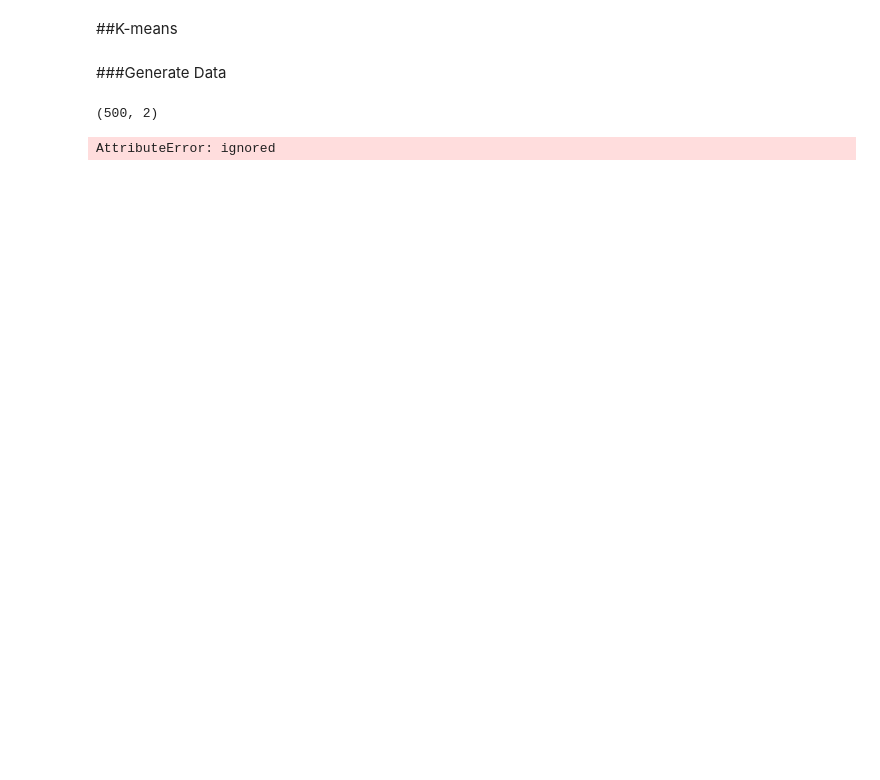
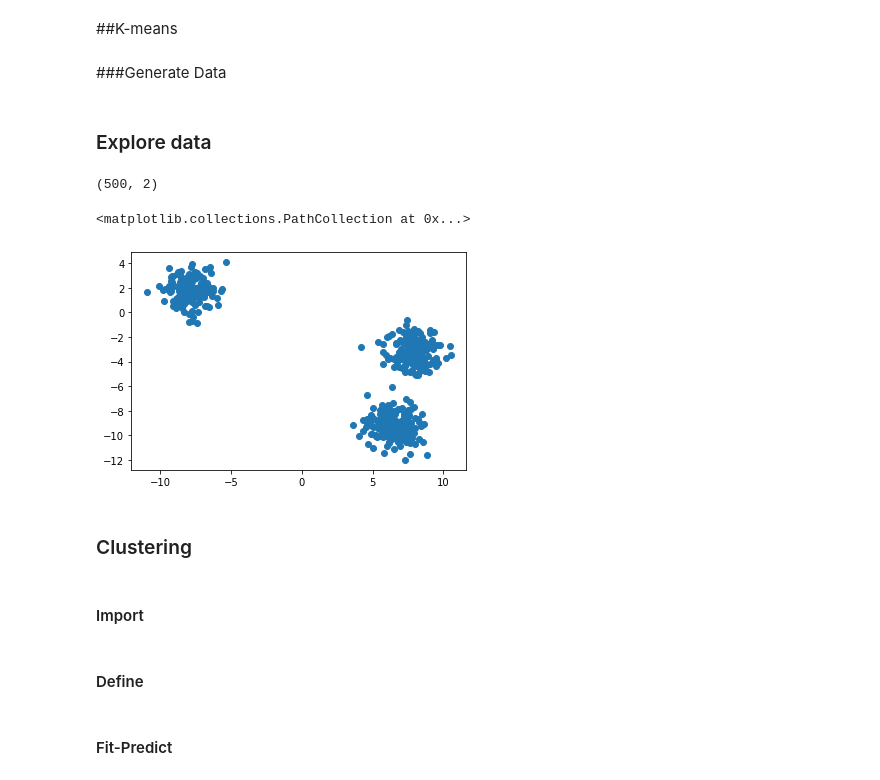
Before and after one commit to ploybongkot/DWDM21, a Jupyter notebook: Chap8_Clustering.ipynb, the cells around one changed output. Saved outputs shown, nothing was run; the diff lists cells and outputs as text; code cells hidden in the pictures; blank space fills up the shorter version.

```diff
--- a/Chap8_Clustering.ipynb
+++ b/Chap8_Clustering.ipynb
@@ -11,9 +11,16 @@ X, y = make_blobs(n_samples=500, centers=3, n_features=2, random_state=6)
+# %% [markdown]
+### Explore data
 # %%
 X.shape
 # %% [output]
 (500, 2)
 # %%
 from matplotlib import pyplot as plt
-plt.scatterplot(X[:,0],X[:,1])
+plt.scatter(X[:,0],X[:,1])
 # %% [output]
-AttributeError: ignored
+<matplotlib.collections.PathCollection at 0x...>
+[figure, added]
+# %% [markdown]
+### Clustering
+# %% [markdown]
+#### Import
@@ -19,0 +29,2 @@ AttributeError: ignored
+# %% [markdown]
+#### Define
@@ -19,0 +33,2 @@ AttributeError: ignored
+# %% [markdown]
+#### Fit-Predict
```
Also changed, not shown: parts of 36 cells of this notebook.
